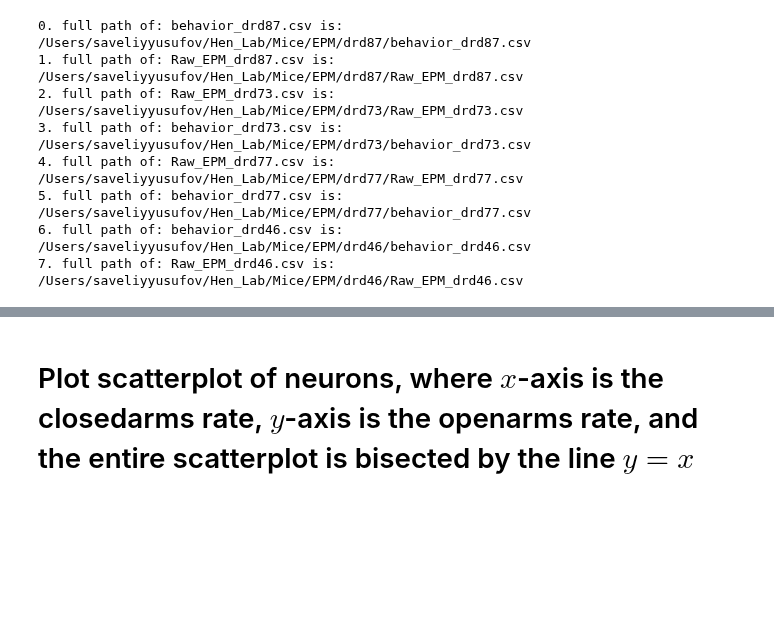
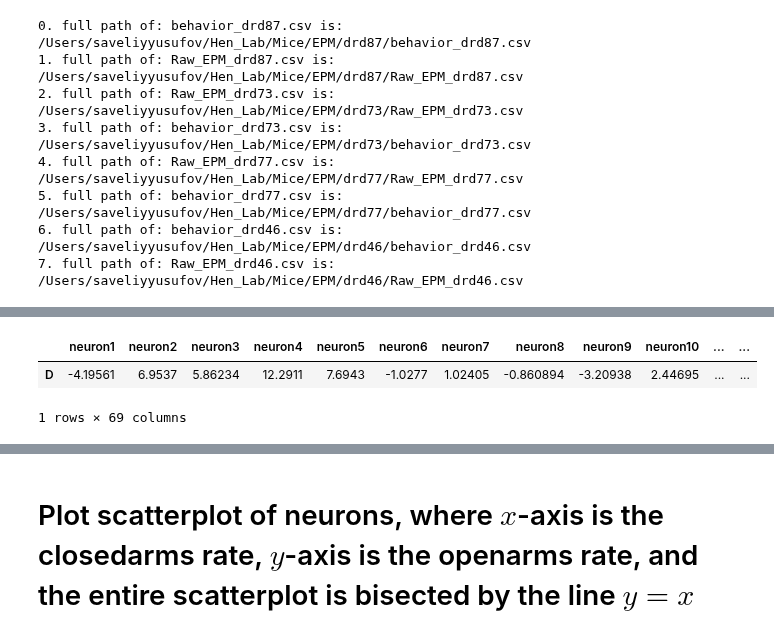
Before and after one commit to smu160/PvsNP, a Jupyter notebook: EPM_Analysis.ipynb, the cells around one changed output, grey strips where cells are left out. Drawn from its saved outputs; the diff is of its cells as text; code cells hidden in the pictures; blank space fills up the shorter version.

```diff
--- a/EPM_Analysis.ipynb
+++ b/EPM_Analysis.ipynb
@@ -43,5 +43,5 @@ for dir_name, subdir_list, file_list in os.walk(mouse_directory):
 7. full path of: Raw_EPM_drd46.csv is: /Users/saveliyyusufov/Hen_Lab/Mice/EPM/drd46/Raw_EPM_drd46.csv
 # %%
 data = pd.read_csv(raw_files[1], header=None)
-_, AUC_dataframe, cell_transients_dataframe = SigProc.detect_ca_transients_mossy(data, 2, 0.5, 0.2, 10)
+_, auc_dataframe, cell_transients_dataframe = SigProc.detect_ca_transients_mossy(data, 2, 0.5, 0.2, 10)
 # %%
@@ -72 +76,8 @@ real_diff_of_means_df
+# %%
+real_diff_vals = fe.set_real_diff_df(fe.neuron_concated_behavior, fe.auc_df.columns, "OpenArms_centerpoint", "ClosedArms_centerpoint")
+real_diff_vals
+# %% [output]
+|  | neuron1 | neuron2 | neuron3 | neuron4 | neuron5 | neuron6 | neuron7 | neuron8 | neuron9 | neuron10 | ... | ... |
+| D | -4.19561 | 6.9537 | 5.86234 | 12.2911 | 7.6943 | -1.0277 | 1.02405 | -0.860894 | -3.20938 | 2.44695 | ... | ... |
+1 rows × 69 columns
 # %%
```
Also changed, not shown: parts of 19 cells of this notebook.
